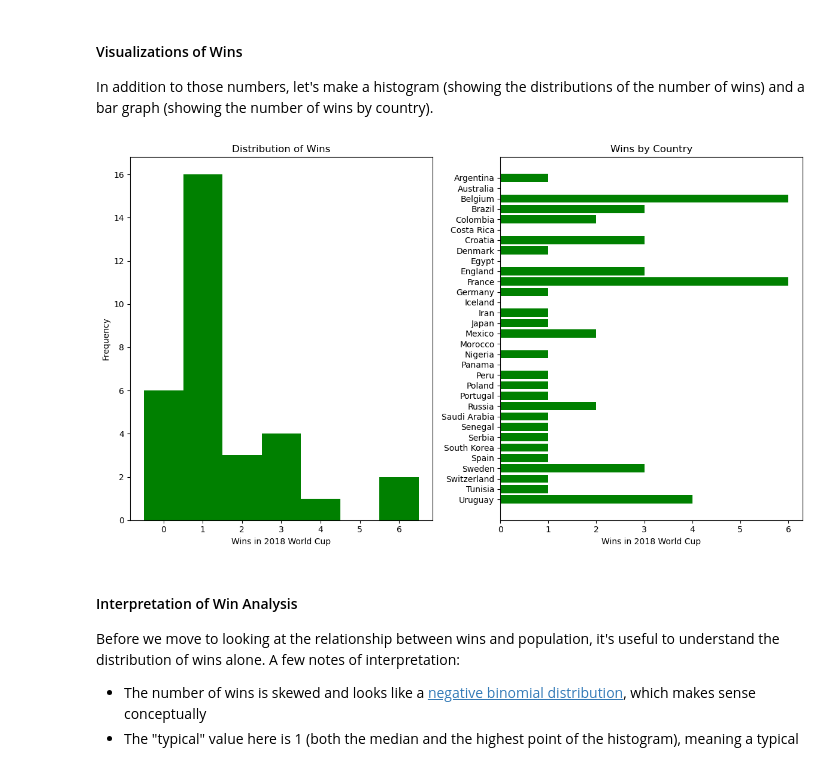
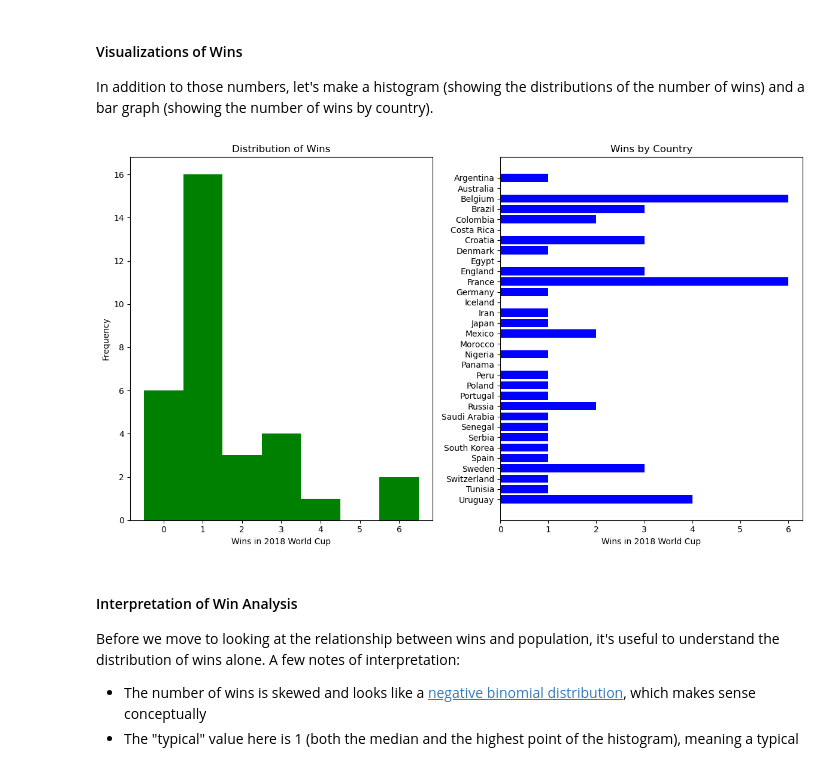
Before and after one commit to Nyabaga/dsc-data-serialization-lab, a Jupyter notebook: index.ipynb, the cells around one changed output. Drawn from its saved outputs; the diff is of its cells as text; code cells hidden in the pictures.

```diff
--- a/index.ipynb
+++ b/index.ipynb
@@ -623,24 +623,24 @@ In addition to those numbers, let's make a histogram (showing the distributions
 # %%
 # Run this cell without changes
 import matplotlib.pyplot as plt
 
 # Set up figure and axes
 fig, (ax1, ax2) = plt.subplots(ncols=2, figsize=(12, 7))
 fig.set_tight_layout(True)
 
 # Histogram of Wins and Frequencies
 ax1.hist(x=wins, bins=range(8), align="left", color="green")
 ax1.set_xticks(range(7))
 ax1.set_xlabel("Wins in 2018 World Cup")
 ax1.set_ylabel("Frequency")
 ax1.set_title("Distribution of Wins")
 
 # Horizontal Bar Graph of Wins by Country
-ax2.barh(teams[::-1], wins[::-1], color="green")
+ax2.barh(teams[::-1], wins[::-1], color="blue")
 ax2.set_xlabel("Wins in 2018 World Cup")
 ax2.set_title("Wins by Country");
 # %% [output]
-[figure, old version]
+[figure, new version]
 # %% [markdown]
 #### Interpretation of Win Analysis
 
```
Also changed, not shown: parts of 2 cells of this notebook.
